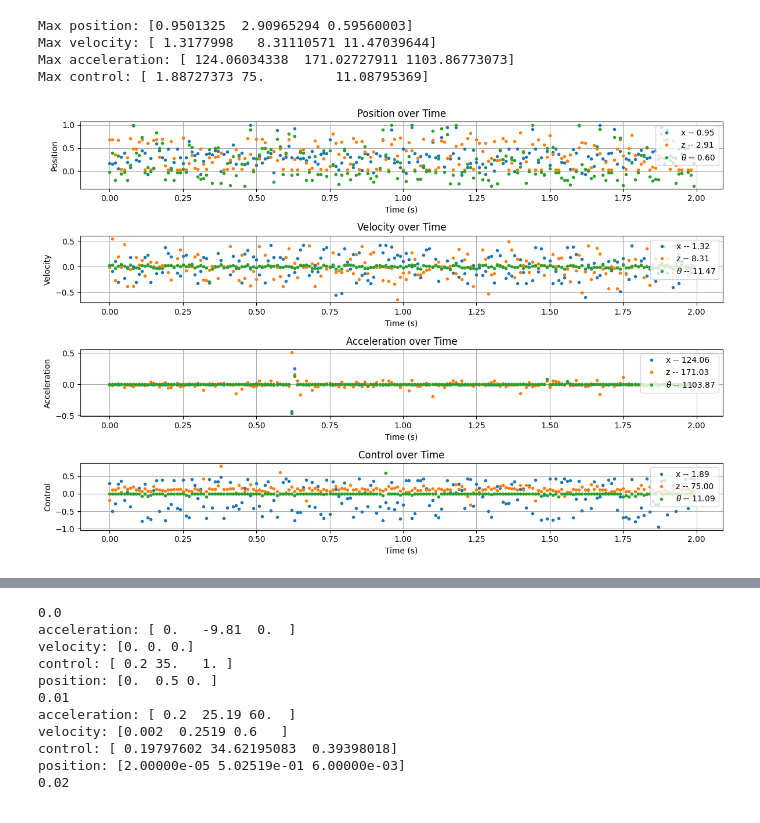
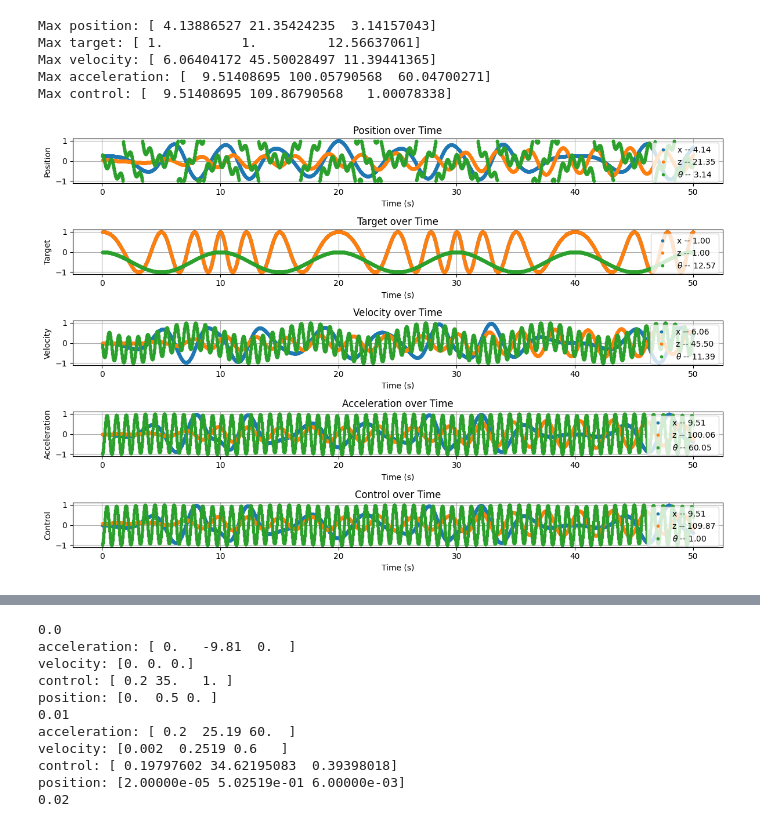
Before and after one commit to stevenwman/afil-project, a Jupyter notebook: test.ipynb, the cells around one changed output, grey strips where cells are left out. Saved outputs shown, nothing was run; the diff lists cells and outputs as text; code cells hidden in the pictures.

```diff
--- a/test.ipynb
+++ b/test.ipynb
@@ -160,40 +159,44 @@ gravity compensation force: 9.81 N
 Simulation complete.99.00s
 Simulation data saved to block_simulation_data.pkl
 # %%
-
-
 import matplotlib.pyplot as plt
 
 plt.figure(figsize=(12, 8))
 keys = ['position',
-        # 'target',
+        'target',
         'velocity',
-        'acceleration', 'control']
+        'acceleration',
+        'control']
 for i, key in enumerate(keys):
     val_max = np.max(np.abs(simulation_data[key]), axis=0)
 
     # import pdb; pdb.set_trace()
 
     print(f"Max {key}: {val_max.copy()}")
     sim_key = np.array(simulation_data[key]) / val_max.copy()
 
-    np.random.shuffle(sim_key)
+    # np.random.shuffle(sim_key)
 
     plt.subplot(len(keys), 1, i + 1)
-    slice_idx = len(simulation_data['time'])
-    slice_idx = 200
-    plt.plot(simulation_data['time'][:slice_idx], sim_key[:slice_idx,:], linestyle='None', marker='.')
+    # slice_idx = len(simulation_data['time'])
+    # slice_start_idx = 1900
+    # slice_idx = 1960
+    slice_start_idx = 0
+    slice_idx = 5000
+    plt.plot(simulation_data['time'][slice_start_idx:slice_idx],
+             sim_key[slice_start_idx:slice_idx,:], linestyle='None', marker='.')
     plt.title(f'{key.capitalize()} over Time')
     plt.xlabel('Time (s)')
     plt.ylabel(key.capitalize())
     plt.legend([f'x -- {val_max[0]:.2f}',
                 f'z -- {val_max[1]:.2f}',
                 fr'$\theta$ -- {val_max[2]:.2f}'], loc='upper right')
     plt.grid()
 plt.tight_layout()
 # %% [output]
-Max position: [0.9501325  2.90965294 0.59560003]
-Max velocity: [ 1.3177998   8.31110571 11.47039644]
-Max acceleration: [ 124.06034338  171.02727911 1103.86773073]
-Max control: [ 1.88727373 75.         11.08795369]
+Max position: [ 4.13886527 21.35424235  3.14157043]
+Max target: [ 1.          1.         12.56637061]
+Max velocity: [ 6.06404172 45.50028497 11.39441365]
+Max acceleration: [  9.51408695 100.05790568  60.04700271]
+Max control: [  9.51408695 109.86790568   1.00078338]
-[figure, old version]
+[figure, new version]
```
Also changed, not shown: parts of 3 cells of this notebook, 3 other files.
